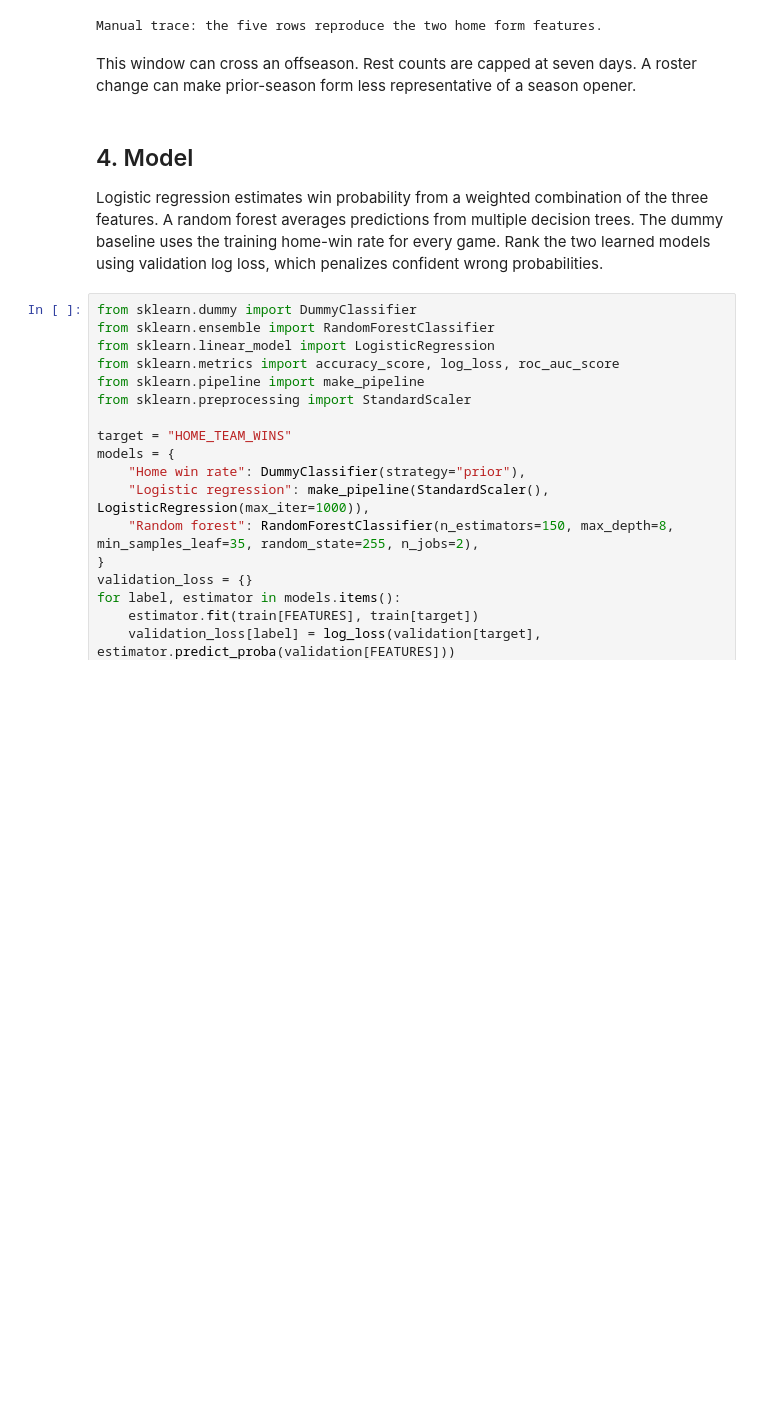
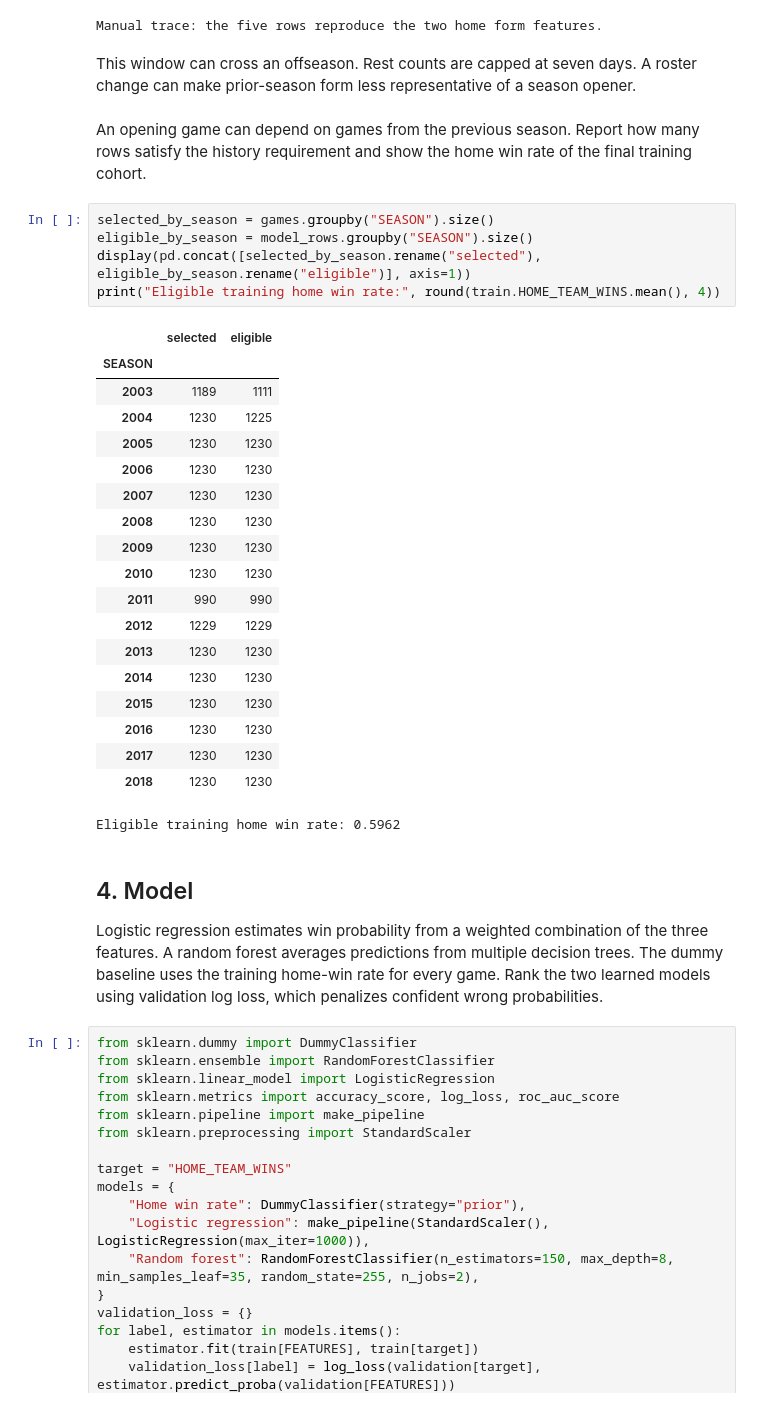
Before and after one commit to isaackimmi/cmpe255-data-mining-process, a Jupyter notebook: semma-nba/notebook.ipynb, the cells around one changed output. Saved outputs shown, nothing was run; the diff lists cells and outputs as text; blank space fills up the shorter version.

```diff
--- a/semma-nba/notebook.ipynb
+++ b/semma-nba/notebook.ipynb
@@ -167,6 +192,33 @@ print("Manual trace: the five rows reproduce the two home form features.")
 Manual trace: the five rows reproduce the two home form features.
 # %% [markdown]
 This window can cross an offseason. Rest counts are capped at seven days. A roster change can make prior-season form less representative of a season opener.
+# %% [markdown]
+An opening game can depend on games from the previous season. Report how many rows satisfy the history requirement and show the home win rate of the final training cohort.
+# %%
+selected_by_season = games.groupby("SEASON").size()
+eligible_by_season = model_rows.groupby("SEASON").size()
+display(pd.concat([selected_by_season.rename("selected"), eligible_by_season.rename("eligible")], axis=1))
+print("Eligible training home win rate:", round(train.HOME_TEAM_WINS.mean(), 4))
+# %% [output]
+|  | selected | eligible |
+| SEASON |  |  |
+| 2003 | 1189 | 1111 |
+| 2004 | 1230 | 1225 |
+| 2005 | 1230 | 1230 |
+| 2006 | 1230 | 1230 |
+| 2007 | 1230 | 1230 |
+| 2008 | 1230 | 1230 |
+| 2009 | 1230 | 1230 |
+| 2010 | 1230 | 1230 |
+| 2011 | 990 | 990 |
+| 2012 | 1229 | 1229 |
+| 2013 | 1230 | 1230 |
+| 2014 | 1230 | 1230 |
+| 2015 | 1230 | 1230 |
+| 2016 | 1230 | 1230 |
+| 2017 | 1230 | 1230 |
+| 2018 | 1230 | 1230 |
+Eligible training home win rate: 0.5962
 # %% [markdown]
 ## 4. Model
 
```
Also changed, not shown: parts of 4 cells of this notebook, 5 other files.
